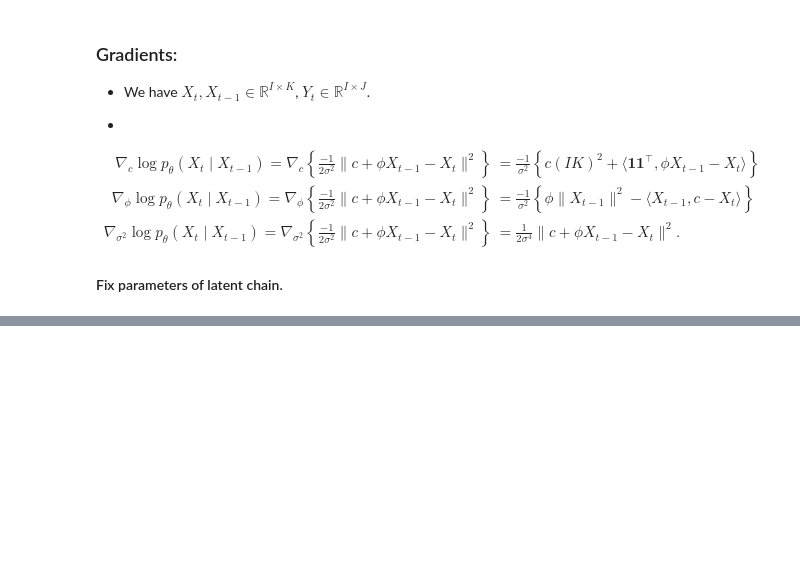
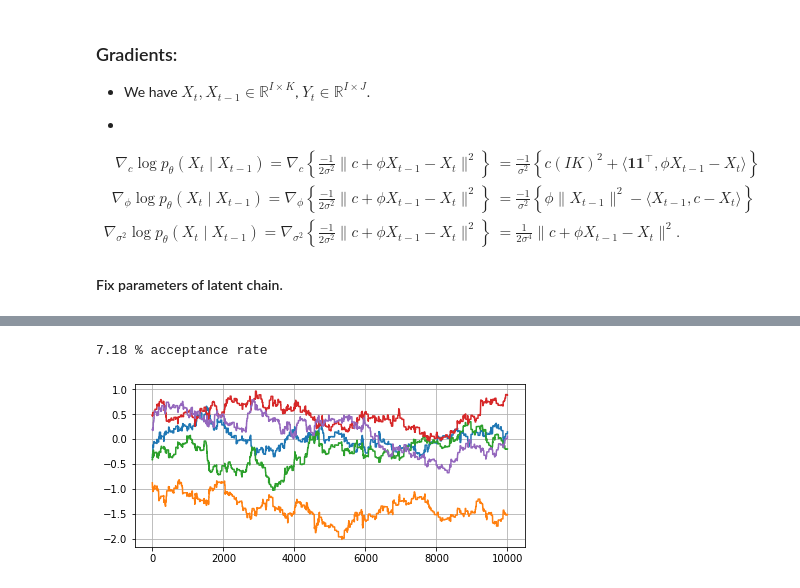
Before and after one commit to deborsheesen/DC-BATS-deborshee, a Jupyter notebook: ecology/mala.ipynb, the cells around one changed output, grey strips where cells are left out. Drawn from its saved outputs; the diff is of its cells as text; code cells hidden in the pictures; blank space fills up the shorter version.

```diff
--- a/ecology/mala.ipynb
+++ b/ecology/mala.ipynb
@@ -37,8 +36,8 @@ from scipy.stats import *
 from tqdm import trange
 from ecology_functions import *
 # %%
-T = 100
-I = 10  # number of locations
+T = 50
+I = 5  # number of locations
 J = 5  # number of species
 K = 3   # number of latent factors
 # %%
@@ -67,9 +80,14 @@ Variance of gradient w.r.t. alpha: [[ 34.60417049  34.50239485  12.33175435  22.
 # %%
 n_mcmc = 10_000
 n_particles = 1000
-tau = 1e-2*np.ones(5)
-update = [1, *np.zeros(4)]
+tau = 1e-3*np.ones(5)
+update = [1, 1, *np.zeros(3)]
 theta_mala, _ = pMCMC_MALA_blockPF(Y, x_0, n_particles, theta, n_mcmc, tau, update, power=1)
+# %% [output]
+7.18 % acceptance rate
 # %%
+plt.rcParams['figure.figsize'] = (7, 3)
 plt.plot(theta_mala[0])
 plt.grid(True);
+# %% [output]
+[figure, added]
```
Also changed, not shown: parts of 12 cells of this notebook, 4 other files.
